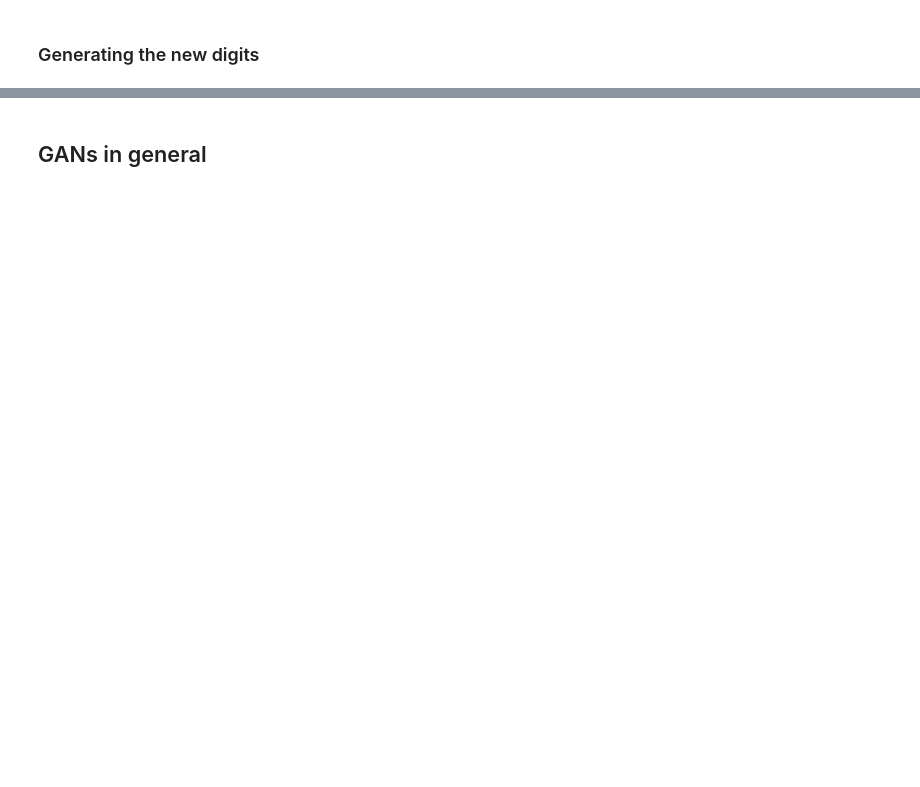
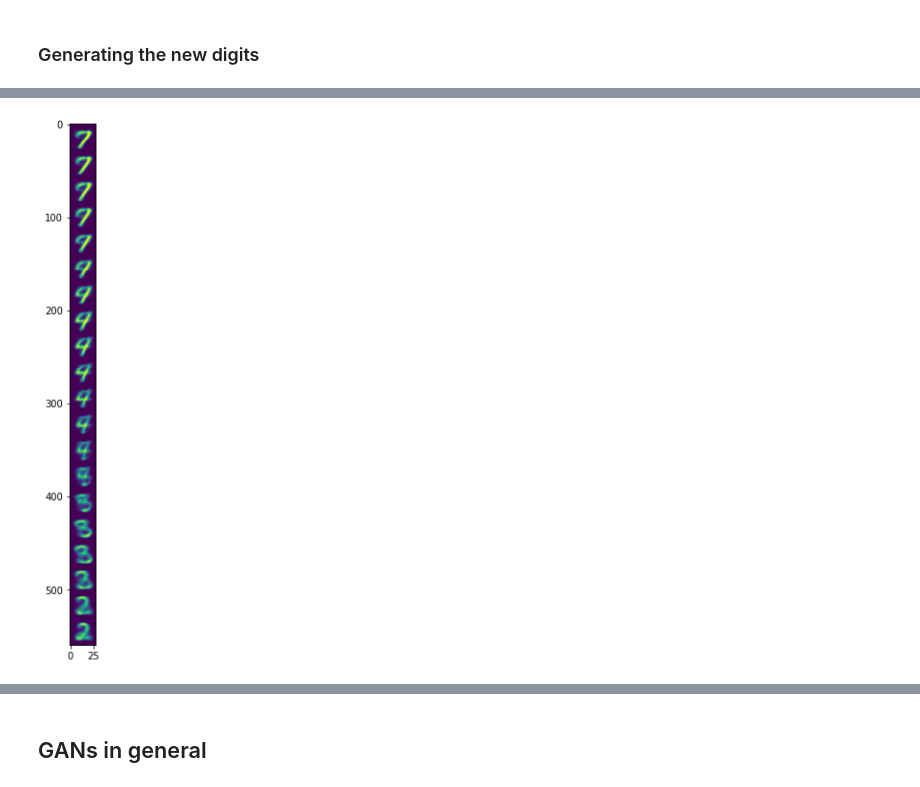
Before and after one commit to Harshdeep1996/autoencoder_playground, a Jupyter notebook: playground_part_one.ipynb, the cells around one changed output, grey strips where cells are left out. Saved outputs shown, nothing was run; the diff lists cells and outputs as text; code cells hidden in the pictures; blank space fills up the shorter version.

Commit message:
adding 2 kinds of interpolations, experminted with AAE but couldnt complete it

```diff
--- a/playground_part_one.ipynb
+++ b/playground_part_one.ipynb
@@ -15,6 +17,6 @@ import matplotlib.pyplot as plt
 # %%
 (x_train, y_train), (x_test, y_test) = mnist.load_data()
-reshape=False # Only for GAN for encoder it is different boolean
+reshape=True # Only for GAN for encoder it is different boolean
 # %%
 # Normalizing the values to be between 0 and 1 since the values are in gray scales
 # in between 0 and 255
@@ -249,0 +261,38 @@ plt.show()
+# %%
+# need to convert it into list - because dict_keys and dict_values - code smell!
+centroids_keys = list(centroids.keys())
+centroids_vals = list(centroids.values())
+# %%
+def generate_images_interp(x_vals, y_vals, n=10):
+    ## Helper function: to generate images based on values
+    ## of X and Y generated from the interpolation function
+    # display a 2D manifold of the digits
+    digit_size = 28 # Size of the digits
+    interp_figure = np.zeros((digit_size * n, digit_size))
+    cnt = 0
+
+    for i in zip(x_vals, y_vals):
+        xi, yi = i[0], i[1]
+        z_val = np.array([[xi, yi]])
+        x_decoded = generator.predict(z_val)
+        digit = x_decoded[0].reshape(digit_size, digit_size)
+        interp_figure[cnt * digit_size: (cnt + 1) * digit_size] = digit
+        cnt += 1
+
+    plt.figure(figsize=(10, 10))
+    plt.imshow(interp_figure)
+    plt.show()
+# %%
+## Linear Interpolation
+## Written by myself but will use SCIPY later.
+## Lets do it between centroids 7 and 9
+t = 20
+x_1 = centroids_keys[7]
+x_2 = centroids_keys[2]
+y_1 = centroids_vals[7]
+y_2 = centroids_vals[2]
+fixed_t_x_vals = np.linspace(x_1, x_2, t)
+fixed_t_y_vals = []
+for x_n in fixed_t_x_vals:
+    y_n = y_1 + ((y_2 - y_1)/(x_2 - x_1)) * (x_n - x_1)
+    fixed_t_y_vals.append(y_n)
@@ -249,0 +343,5 @@ plt.show()
+# %%
+## Results for linear interpolation
+generate_images_interp(fixed_t_x_vals, fixed_t_y_vals, n=20)
+# %% [output]
+[figure, added]
```
Also changed, not shown: parts of 19 cells of this notebook.
